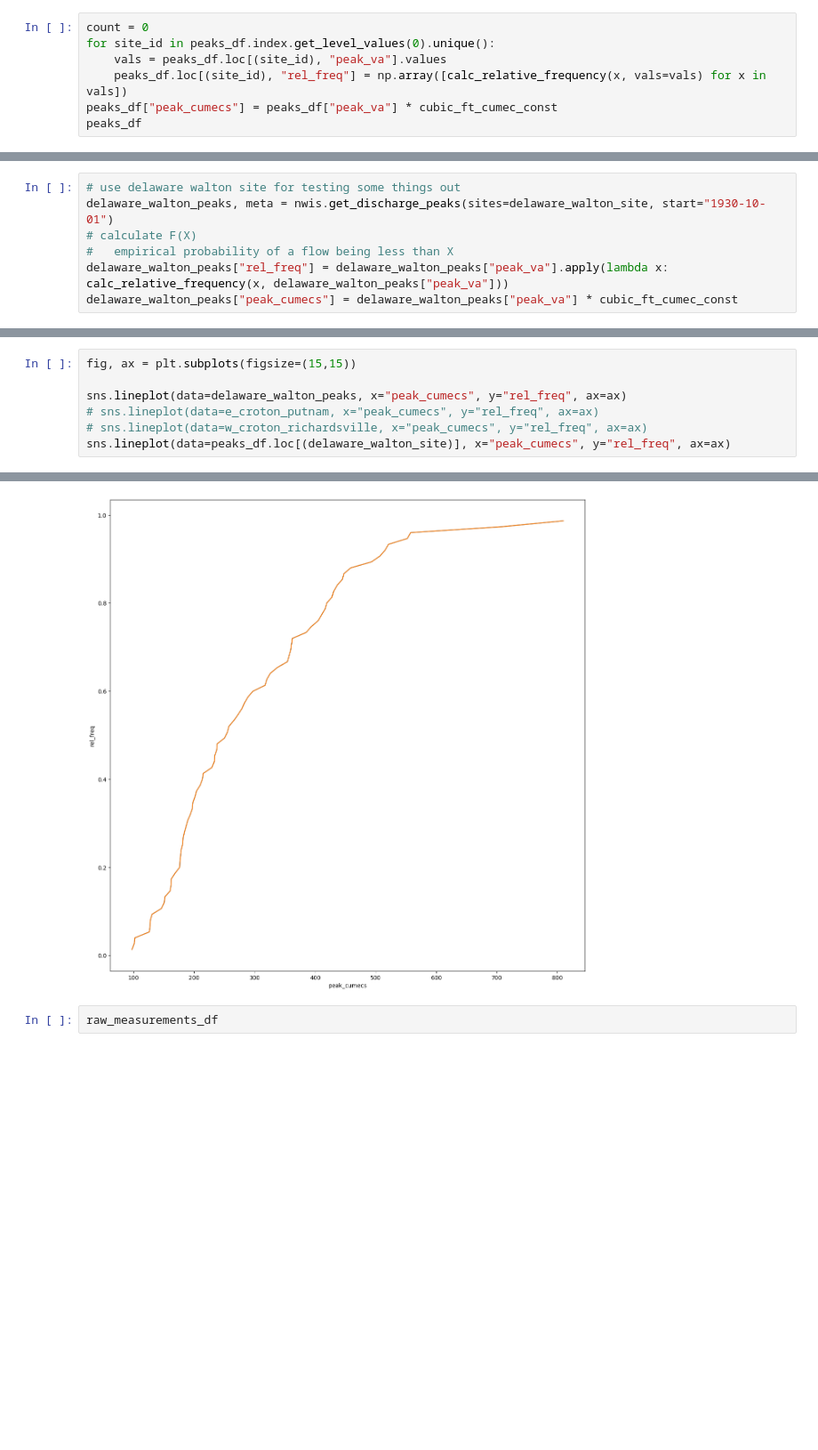
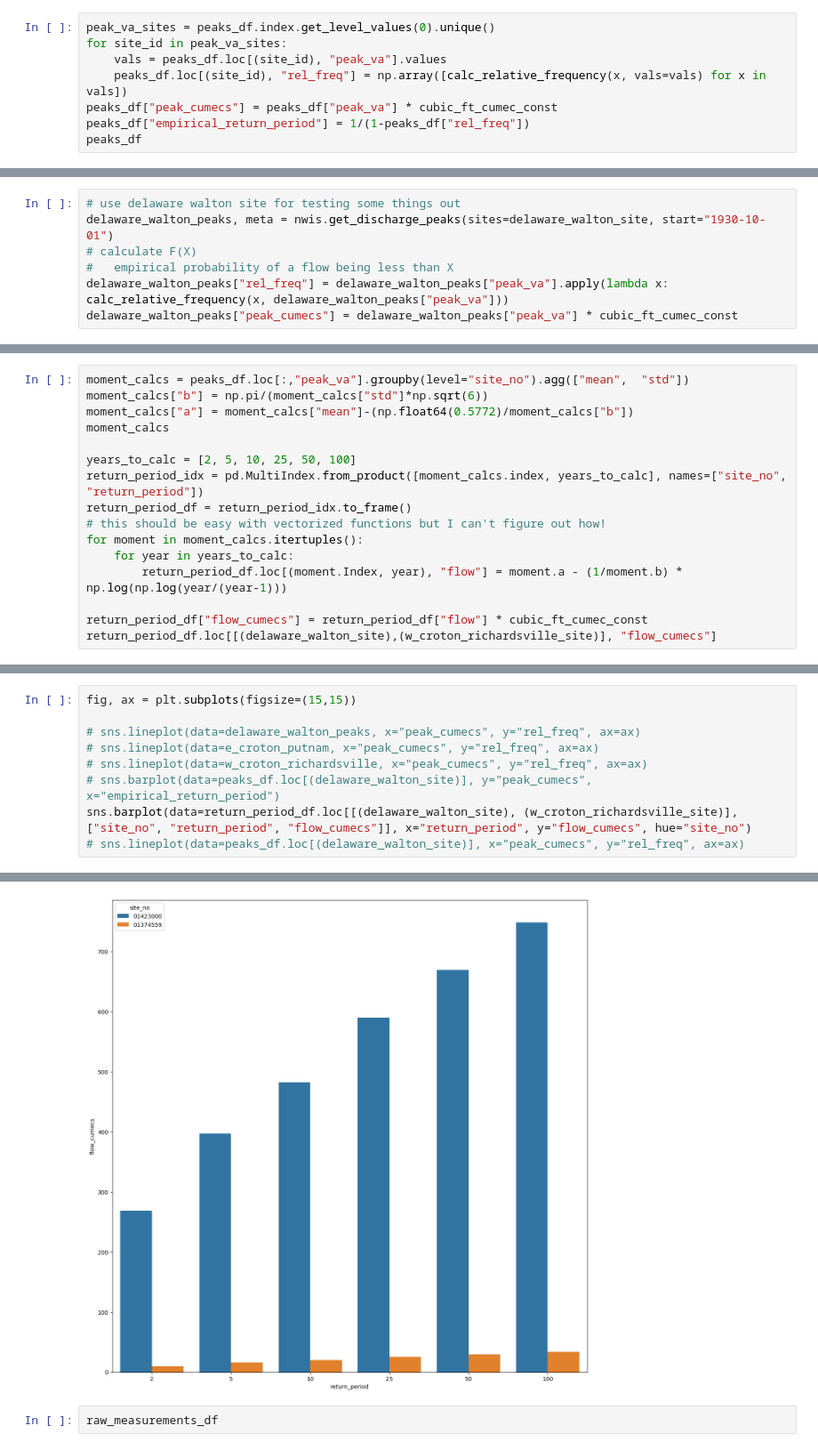
Before and after one commit to kroy/nyc_water_supply_analysis, a Jupyter notebook: code/streamflow.ipynb, the cells around one changed output, grey strips where cells are left out. Shown: that part at 89% size. Saved outputs shown, nothing was run; the diff lists cells and outputs as text; blank space fills up the shorter version.

Commit message:
add method of moments calc for return interval analysis

```diff
--- a/code/streamflow.ipynb
+++ b/code/streamflow.ipynb
@@ -88,9 +71,10 @@ huc
 # %%
-count = 0
-for site_id in peaks_df.index.get_level_values(0).unique():
+peak_va_sites = peaks_df.index.get_level_values(0).unique()
+for site_id in peak_va_sites:
     vals = peaks_df.loc[(site_id), "peak_va"].values
     peaks_df.loc[(site_id), "rel_freq"] = np.array([calc_relative_frequency(x, vals=vals) for x in vals])
 peaks_df["peak_cumecs"] = peaks_df["peak_va"] * cubic_ft_cumec_const
+peaks_df["empirical_return_period"] = 1/(1-peaks_df["rel_freq"])
 peaks_df
 # %% [output]
 |  |  | agency_cd | peak_tm | peak_va | peak_cd | gage_ht | gage_ht_cd | year_last_pk | ag_dt | ag_tm | ... |
@@ -174,0 +134,16 @@ w_croton_richardsville
+# %%
+moment_calcs = peaks_df.loc[:,"peak_va"].groupby(level="site_no").agg(["mean",  "std"])
+moment_calcs["b"] = np.pi/(moment_calcs["std"]*np.sqrt(6))
+moment_calcs["a"] = moment_calcs["mean"]-(np.float64(0.5772)/moment_calcs["b"])
+moment_calcs
+
+years_to_calc = [2, 5, 10, 25, 50, 100]
+return_period_idx = pd.MultiIndex.from_product([moment_calcs.index, years_to_calc], names=["site_no", "return_period"])
+return_period_df = return_period_idx.to_frame()
+# this should be easy with vectorized functions but I can't figure out how!
+for moment in moment_calcs.itertuples():
+    for year in years_to_calc:
+        return_period_df.loc[(moment.Index, year), "flow"] = moment.a - (1/moment.b) * np.log(np.log(year/(year-1)))
+
+return_period_df["flow_cumecs"] = return_period_df["flow"] * cubic_ft_cumec_const
+return_period_df.loc[[(delaware_walton_site),(w_croton_richardsville_site)], "flow_cumecs"]
@@ -175,8 +167,10 @@ w_croton_richardsville
 # %%
 fig, ax = plt.subplots(figsize=(15,15))
 
-sns.lineplot(data=delaware_walton_peaks, x="peak_cumecs", y="rel_freq", ax=ax)
+# sns.lineplot(data=delaware_walton_peaks, x="peak_cumecs", y="rel_freq", ax=ax)
 # sns.lineplot(data=e_croton_putnam, x="peak_cumecs", y="rel_freq", ax=ax)
 # sns.lineplot(data=w_croton_richardsville, x="peak_cumecs", y="rel_freq", ax=ax)
-sns.lineplot(data=peaks_df.loc[(delaware_walton_site)], x="peak_cumecs", y="rel_freq", ax=ax)
+# sns.barplot(data=peaks_df.loc[(delaware_walton_site)], y="peak_cumecs", x="empirical_return_period")
+sns.barplot(data=return_period_df.loc[[(delaware_walton_site), (w_croton_richardsville_site)], ["site_no", "return_period", "flow_cumecs"]], x="return_period", y="flow_cumecs", hue="site_no")
+# sns.lineplot(data=peaks_df.loc[(delaware_walton_site)], x="peak_cumecs", y="rel_freq", ax=ax)
 # %% [output]
@@ -184,4 +178,4 @@ sns.lineplot(data=peaks_df.loc[(delaware_walton_site)], x="peak_cumecs", y="rel_
-[figure, old version]
+[figure, new version]
 # %%
 raw_measurements_df
 # %% [output]
```
Also changed, not shown: parts of 10 cells of this notebook, 1 other file.
